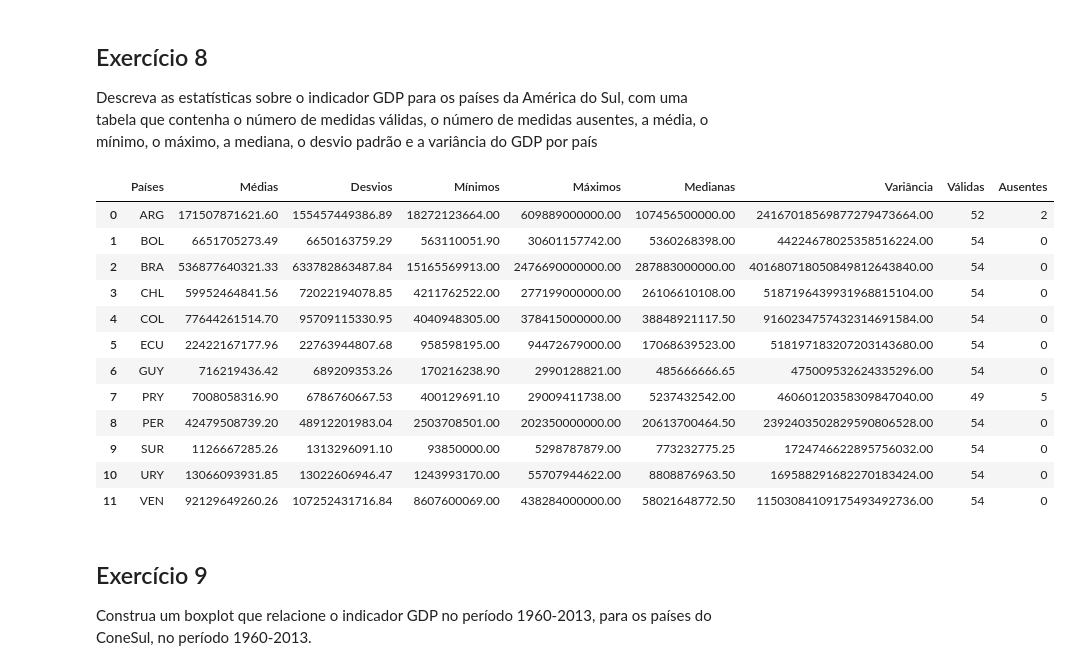
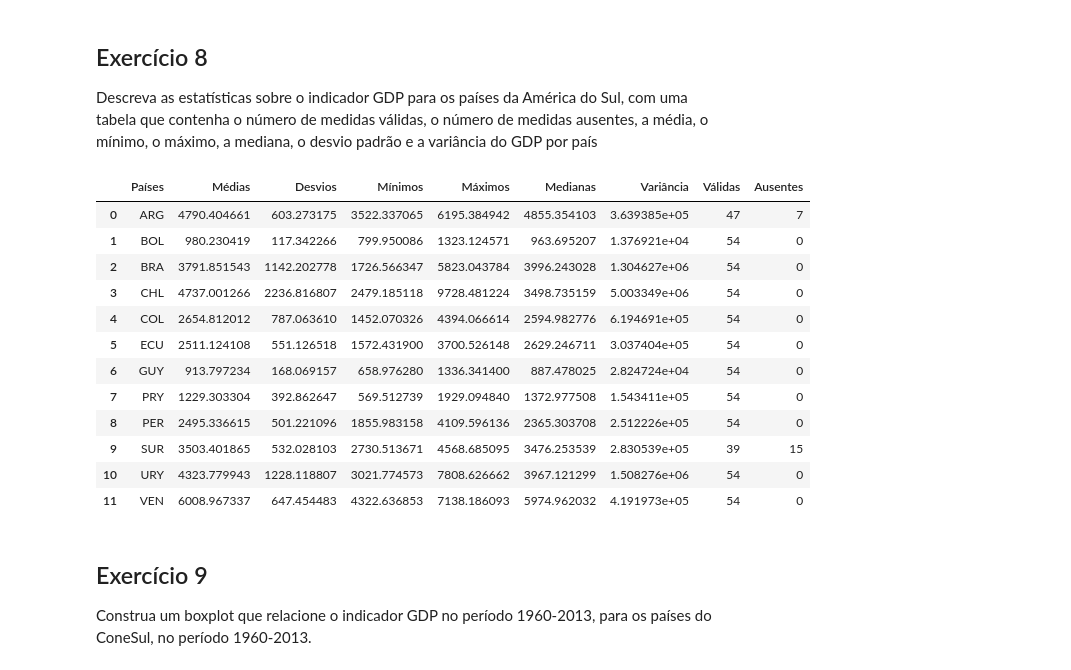
Before and after one commit to sganzerla/DPS852-Data-Science, a Jupyter notebook: T2/t2.ipynb, the cells around one changed output. Cells and saved outputs as stored; diff of their text form; code cells hidden in the pictures.

```diff
--- a/T2/t2.ipynb
+++ b/T2/t2.ipynb
@@ -41,20 +138,24 @@ Depois de removido há as seguintes colunas.
 ## Atividade 2
 Selecione os países da América do Sul e crie um novo dataset, persistindo em arquivo
 # %%
-arquivo = 'dataset_bancomundial_paises.csv'
+df_paises = ler_arquivo_csv(
+    nome_arquivo='dataset_bancomundial_paises.csv', decimal=',')
 
-filtro_paises_sul_americanos = ['ARG', 'BRA', 'BOL',  'CHL', 'COL', 'ECU', 'GUY', 'PER', 'PRY', 'SUR', 'URY', 'VEN']
-
-# lendo o arquivo
-df_paises = pd.read_csv(caminho + arquivo, sep = ';', decimal = ',')
+filtro_paises_sul_americanos = ['ARG', 'BRA', 'BOL',  'CHL',
+                                'COL', 'ECU', 'GUY', 'PER', 'PRY', 'SUR', 'URY', 'VEN']
 
 # filtrar ocorrencias de varios termos em uma coluna
-df_paises_sul_americanos = df_paises.query("`Country Code` in @filtro_paises_sul_americanos")
+df_paises_sul_americanos = df_paises.query(
+    "`Country Code` in @filtro_paises_sul_americanos")
 
-df_paises_sul_americanos.reset_index(inplace=True)
+# apagar colunas do dataframe
+df_paises_sul_americanos = apagar_colunas(df_paises_sul_americanos, ['index'])
+
+df_paises_sul_americanos = df_paises_sul_americanos.reset_index(drop=True)
 
 # criando arquivo com dataframe
-df_paises_sul_americanos.to_csv('dataset_paises_sul_americanos_ex2.csv', sep = ';', decimal = ',')
+gravar_arquivo_csv(nome_arquivo='dataset_paises_sul_americanos_ex2.csv',
+                   dataframe=df_paises_sul_americanos)
 
-df_paises_sul_americanos.head(4)
+df_paises_sul_americanos
 # %% [output]
@@ -325,40 +422,41 @@ Descreva as estatísticas sobre o indicador GDP para os países da América do S
 # %%
 medias = []
 desvios = []
 minimos = []
 maximos = []
 medianas = []
 variancia = []
 validas = ausentes = []
 ausentes = []
 for indice_linha, coluna in df_registros_paises_sul_americanos.iterrows():
-    dados_pais = df_registros_paises_sul_americanos[indice_linha:indice_linha+1]
-    medias.append(dados_pais.mean(numeric_only=True, skipna=True, axis=1).values[0])
-    desvios.append(dados_pais.std(numeric_only=True, skipna=True, axis=1).values[0])
-    minimos.append(dados_pais.min(numeric_only=True, skipna=True, axis=1).values[0])
-    maximos.append(dados_pais.max(numeric_only=True, skipna=True, axis=1).values[0])
-    medianas.append(dados_pais.median(numeric_only=True, skipna=True, axis=1).values[0])
-    variancia.append(dados_pais.var(numeric_only=True, skipna=True, axis=1).values[0])
-    ausentes.append(dados_pais.isna().sum(axis=1).values[0])
-    validas.append(dados_pais.shape[1] - dados_pais.isna().sum(axis=1).values[0])
+    dados_pais: pd.Series = coluna.to_frame()
+
+    medias.append(dados_pais.mean(numeric_only=True, skipna=True).values[0])
+    desvios.append(dados_pais.std(numeric_only=True, skipna=True).values[0])
+    minimos.append(dados_pais.min(numeric_only=True, skipna=True).values[0])
+    maximos.append(dados_pais.max(numeric_only=True, skipna=True).values[0])
+    medianas.append(dados_pais.median(numeric_only=True, skipna=True).values[0])
+    variancia.append(dados_pais.var(numeric_only=True, skipna=True).values[0])
+    ausentes.append(dados_pais.isna().sum().values[0])
+    validas.append(dados_pais.shape[0] - dados_pais.isna().sum(axis=0).values[0])
 
 dados = pd.DataFrame({'Países': filtro_cod_sul_americanos ,'Médias': medias,  'Desvios': desvios, 'Mínimos': minimos, 'Máximos' : maximos, 'Medianas': medianas, 'Variância': variancia, 'Válidas': validas, 'Ausentes': ausentes })
 
 display(dados)
 # %% [output]
 |  | Países | Médias | Desvios | Mínimos | Máximos | Medianas | Variância | Válidas | Ausentes |
-| 0 | ARG | 171507871621.60 | 155457449386.89 | 18272123664.00 | 609889000000.00 | 107456500000.00 | 24167018569877279473664.00 | 52 | 2 |
-| 1 | BOL | 6651705273.49 | 6650163759.29 | 563110051.90 | 30601157742.00 | 5360268398.00 | 44224678025358516224.00 | 54 | 0 |
-| 2 | BRA | 536877640321.33 | 633782863487.84 | 15165569913.00 | 2476690000000.00 | 287883000000.00 | 401680718050849812643840.00 | 54 | 0 |
-| 3 | CHL | 59952464841.56 | 72022194078.85 | 4211762522.00 | 277199000000.00 | 26106610108.00 | 5187196439931968815104.00 | 54 | 0 |
-| 4 | COL | 77644261514.70 | 95709115330.95 | 4040948305.00 | 378415000000.00 | 38848921117.50 | 9160234757432314691584.00 | 54 | 0 |
-| 5 | ECU | 22422167177.96 | 22763944807.68 | 958598195.00 | 94472679000.00 | 17068639523.00 | 518197183207203143680.00 | 54 | 0 |
-| 6 | GUY | 716219436.42 | 689209353.26 | 170216238.90 | 2990128821.00 | 485666666.65 | 475009532624335296.00 | 54 | 0 |
-| 7 | PRY | 7008058316.90 | 6786760667.53 | 400129691.10 | 29009411738.00 | 5237432542.00 | 46060120358309847040.00 | 49 | 5 |
-| 8 | PER | 42479508739.20 | 48912201983.04 | 2503708501.00 | 202350000000.00 | 20613700464.50 | 2392403502829590806528.00 | 54 | 0 |
-| 9 | SUR | 1126667285.26 | 1313296091.10 | 93850000.00 | 5298787879.00 | 773232775.25 | 1724746622895756032.00 | 54 | 0 |
-| 10 | URY | 13066093931.85 | 13022606946.47 | 1243993170.00 | 55707944622.00 | 8808876963.50 | 169588291682270183424.00 | 54 | 0 |
-| 11 | VEN | 92129649260.26 | 107252431716.84 | 8607600069.00 | 438284000000.00 | 58021648772.50 | 11503084109175493492736.00 | 54 | 0 |
+| 0 | ARG | 4790.404661 | 603.273175 | 3522.337065 | 6195.384942 | 4855.354103 | 3.639385e+05 | 47 | 7 |
+| 1 | BOL | 980.230419 | 117.342266 | 799.950086 | 1323.124571 | 963.695207 | 1.376921e+04 | 54 | 0 |
+| 2 | BRA | 3791.851543 | 1142.202778 | 1726.566347 | 5823.043784 | 3996.243028 | 1.304627e+06 | 54 | 0 |
+| 3 | CHL | 4737.001266 | 2236.816807 | 2479.185118 | 9728.481224 | 3498.735159 | 5.003349e+06 | 54 | 0 |
+| 4 | COL | 2654.812012 | 787.063610 | 1452.070326 | 4394.066614 | 2594.982776 | 6.194691e+05 | 54 | 0 |
+| 5 | ECU | 2511.124108 | 551.126518 | 1572.431900 | 3700.526148 | 2629.246711 | 3.037404e+05 | 54 | 0 |
+| 6 | GUY | 913.797234 | 168.069157 | 658.976280 | 1336.341400 | 887.478025 | 2.824724e+04 | 54 | 0 |
+| 7 | PRY | 1229.303304 | 392.862647 | 569.512739 | 1929.094840 | 1372.977508 | 1.543411e+05 | 54 | 0 |
+| 8 | PER | 2495.336615 | 501.221096 | 1855.983158 | 4109.596136 | 2365.303708 | 2.512226e+05 | 54 | 0 |
+| 9 | SUR | 3503.401865 | 532.028103 | 2730.513671 | 4568.685095 | 3476.253539 | 2.830539e+05 | 39 | 15 |
+| 10 | URY | 4323.779943 | 1228.118807 | 3021.774573 | 7808.626662 | 3967.121299 | 1.508276e+06 | 54 | 0 |
+| 11 | VEN | 6008.967337 | 647.454483 | 4322.636853 | 7138.186093 | 5974.962032 | 4.191973e+05 | 54 | 0 |
 # %% [markdown]
 ## Exercício 9
 Construa um boxplot que relacione o indicador GDP no período 1960-2013, para os países do ConeSul, no período 1960-2013.
```
Also changed, not shown: parts of 13 cells of this notebook, 3 other files.
